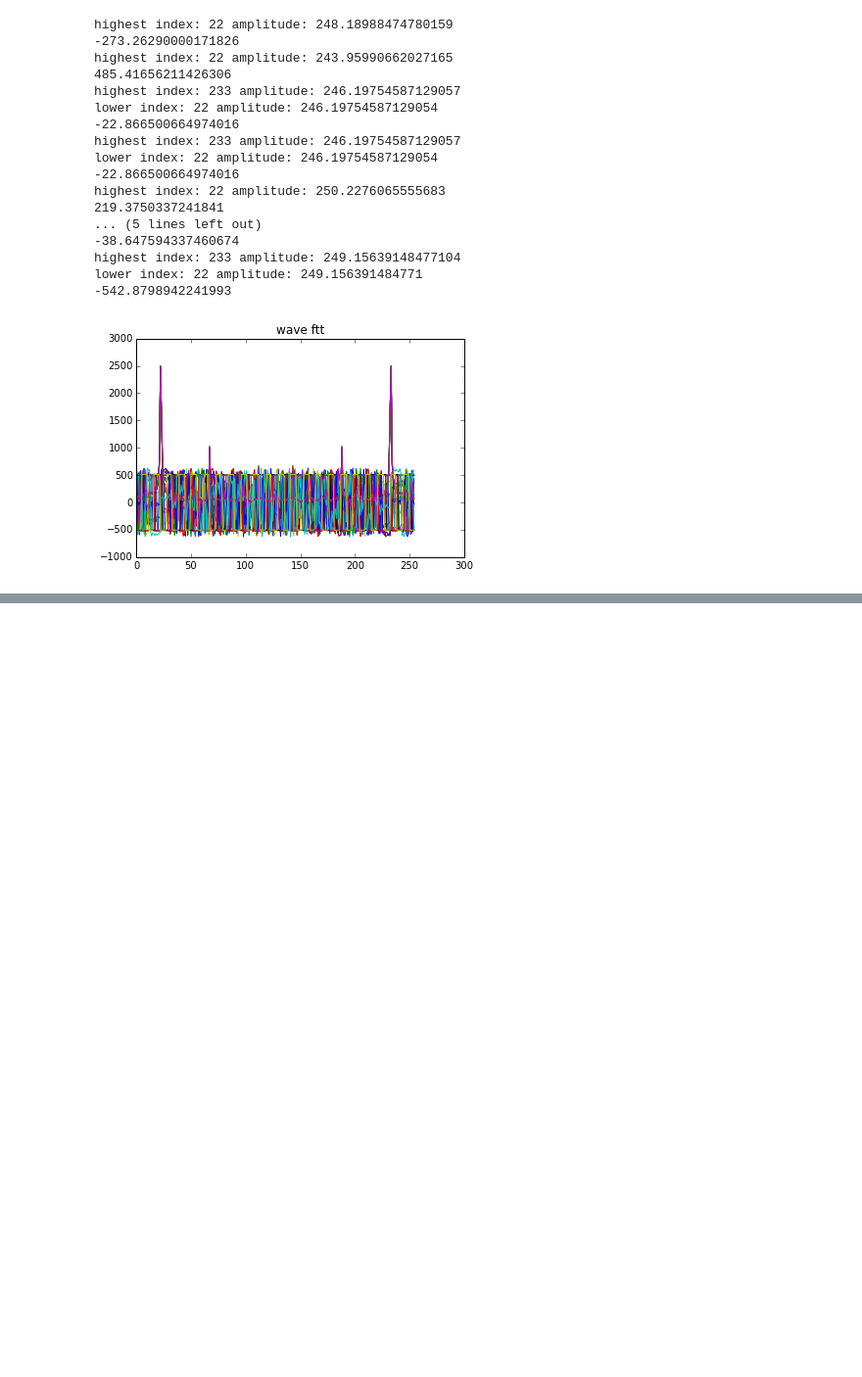
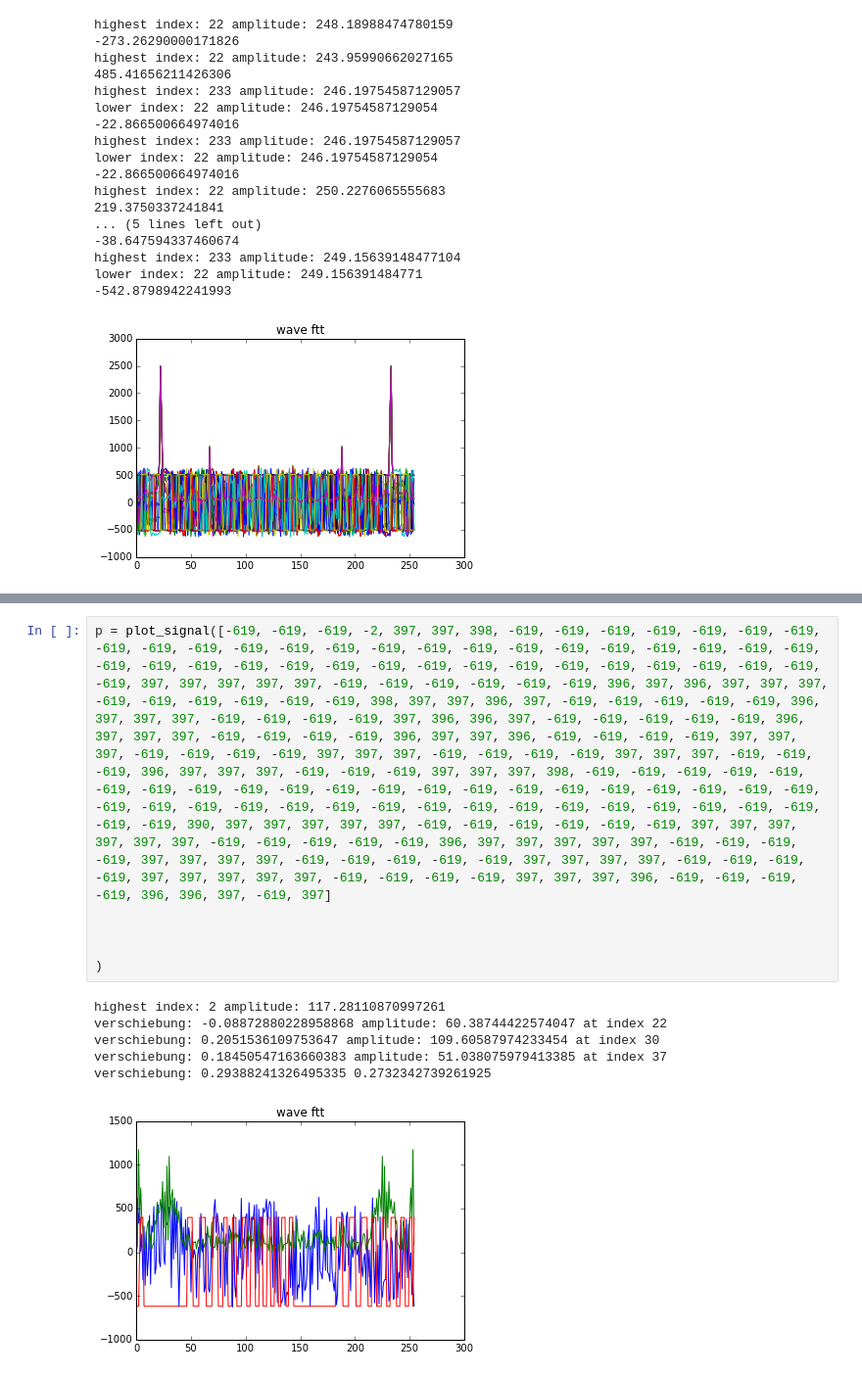
Before and after one commit to niccokunzmann/positioning_system, a Jupyter notebook: echo.ipynb, the cells around one changed output, grey strips where cells are left out. Shown at 98% size. Cells and saved outputs as stored; diff of their text form; blank space fills up the shorter version.

```diff
--- a/echo.ipynb
+++ b/echo.ipynb
@@ -225,0 +273,13 @@ highest index: 22 amplitude: 135.38999954417343
+# %%
+p = plot_signal([-619, -619, -619, -2, 397, 397, 398, -619, -619, -619, -619, -619, -619, -619, -619, -619, -619, -619, -619, -619, -619, -619, -619, -619, -619, -619, -619, -619, -619, -619, -619, -619, -619, -619, -619, -619, -619, -619, -619, -619, -619, -619, -619, -619, -619, -619, -619, 397, 397, 397, 397, 397, -619, -619, -619, -619, -619, -619, 396, 397, 396, 397, 397, 397, -619, -619, -619, -619, -619, -619, 398, 397, 397, 396, 397, -619, -619, -619, -619, -619, 396, 397, 397, 397, -619, -619, -619, -619, 397, 396, 396, 397, -619, -619, -619, -619, -619, 396, 397, 397, 397, -619, -619, -619, -619, 396, 397, 397, 396, -619, -619, -619, -619, 397, 397, 397, -619, -619, -619, -619, 397, 397, 397, -619, -619, -619, -619, 397, 397, 397, -619, -619, -619, 396, 397, 397, 397, -619, -619, -619, 397, 397, 397, 398, -619, -619, -619, -619, -619, -619, -619, -619, -619, -619, -619, -619, -619, -619, -619, -619, -619, -619, -619, -619, -619, -619, -619, -619, -619, -619, -619, -619, -619, -619, -619, -619, -619, -619, -619, -619, -619, -619, -619, 390, 397, 397, 397, 397, 397, -619, -619, -619, -619, -619, -619, 397, 397, 397, 397, 397, 397, -619, -619, -619, -619, -619, 396, 397, 397, 397, 397, 397, -619, -619, -619, -619, 397, 397, 397, 397, -619, -619, -619, -619, -619, 397, 397, 397, 397, -619, -619, -619, -619, 397, 397, 397, 397, 397, -619, -619, -619, -619, 397, 397, 397, 396, -619, -619, -619, -619, 396, 396, 397, -619, 397]
+
+
+
+)
+# %% [output]
+highest index: 2 amplitude: 117.28110870997261
+verschiebung: -0.08872880228958868 amplitude: 60.38744422574047 at index 22
+verschiebung: 0.2051536109753647 amplitude: 109.60587974233454 at index 30
+verschiebung: 0.18450547163660383 amplitude: 51.038075979413385 at index 37
+verschiebung: 0.29388241326495335 0.2732342739261925
+[figure, added]
```
Also changed, not shown: parts of 4 cells of this notebook, 2 other files.
